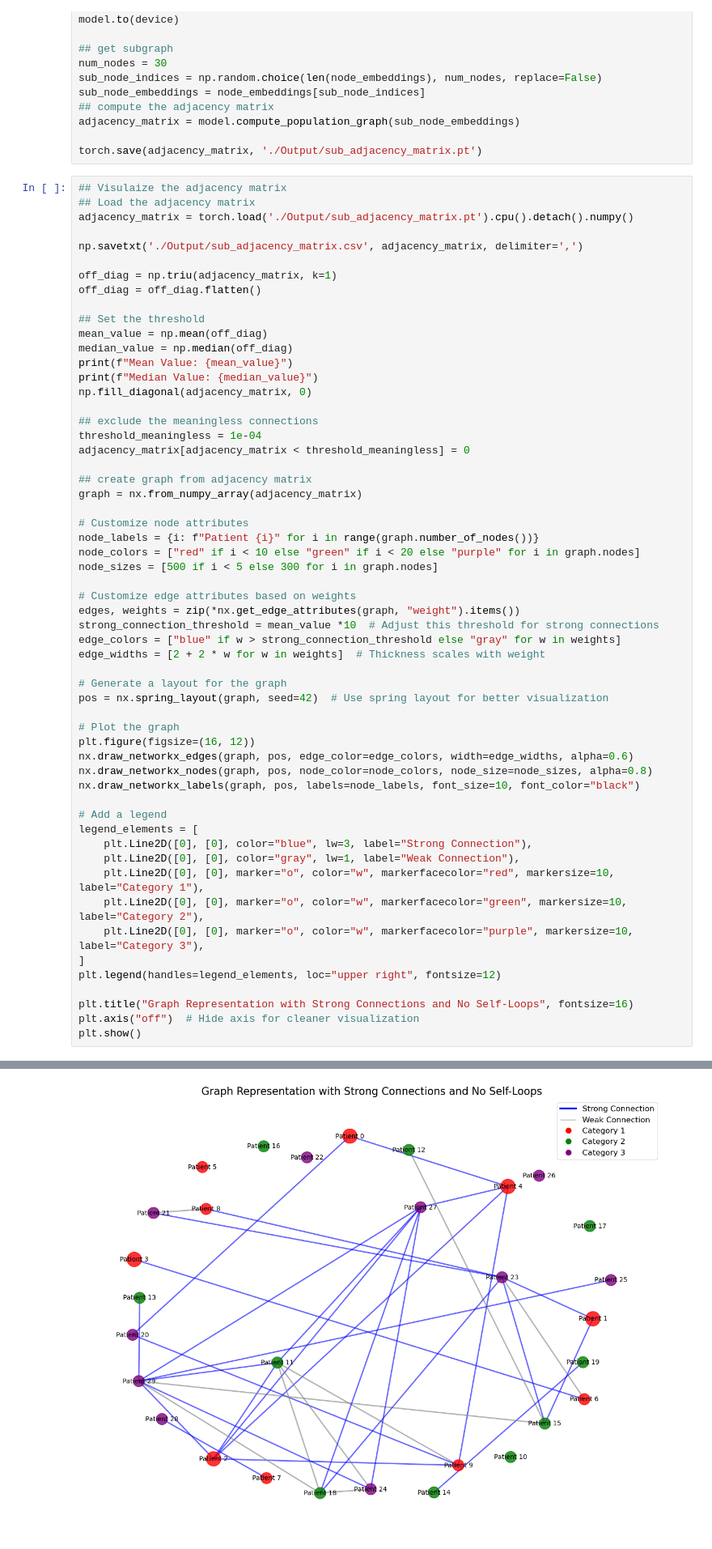
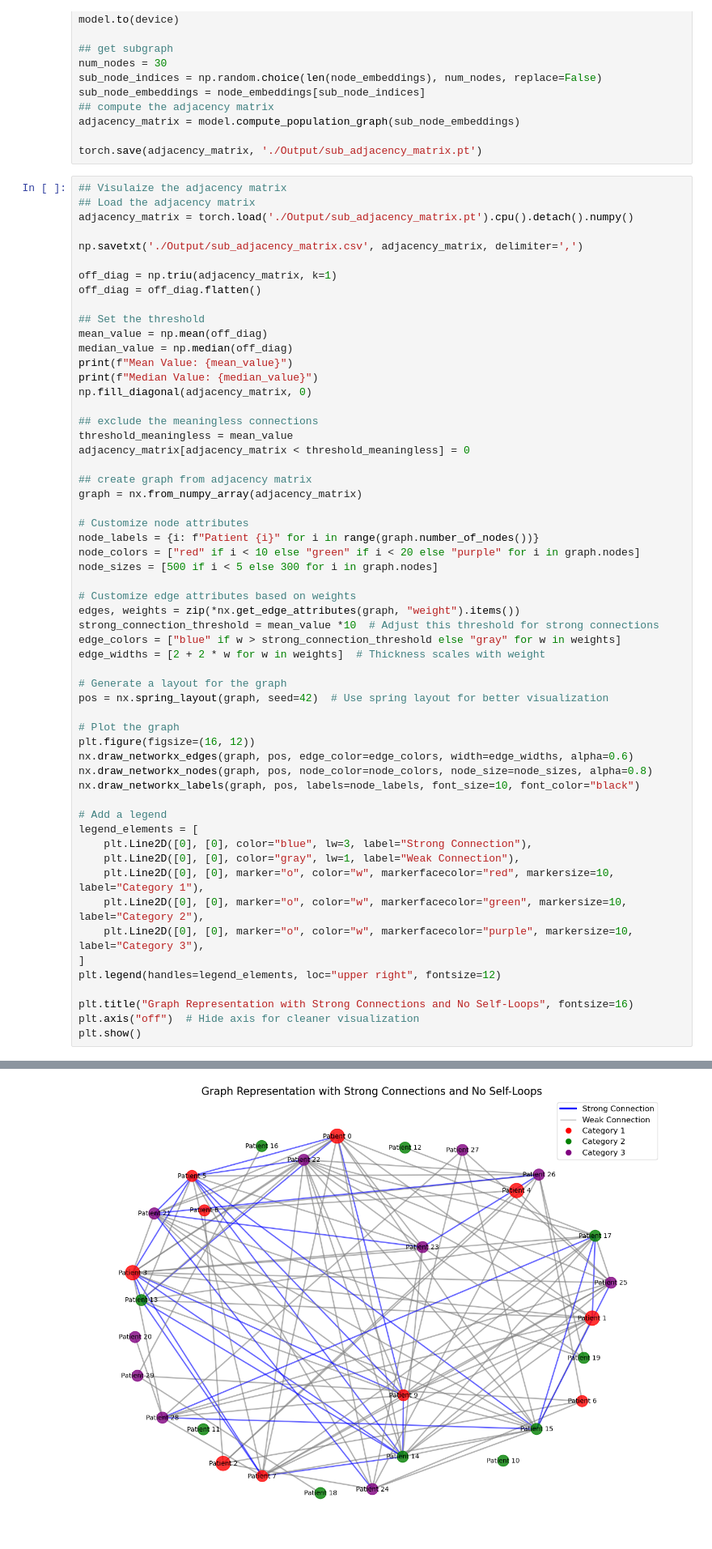
Before and after one commit to Kai-Ze612/Gragh-in-Graph-for-rare-dieases-diagonsis, a Jupyter notebook: F2.ipynb, the cells around one changed output, grey strips where cells are left out. Shown: that part at 81% size. Cells and saved outputs as stored; diff of their text form.

```diff
--- a/F2.ipynb
+++ b/F2.ipynb
@@ -162,7 +163,7 @@ print(f"Median Value: {median_value}")
 np.fill_diagonal(adjacency_matrix, 0)
 
 ## exclude the meaningless connections
-threshold_meaningless = 1e-04
+threshold_meaningless = mean_value
 adjacency_matrix[adjacency_matrix < threshold_meaningless] = 0
 
 ## create graph from adjacency matrix
@@ -206,2 +207,2 @@ Mean Value: 1.4581922187062446e-05
 Median Value: 0.0
-[figure, old version]
+[figure, new version]
```
Also changed, not shown: parts of 2 cells of this notebook, 2 other files.
